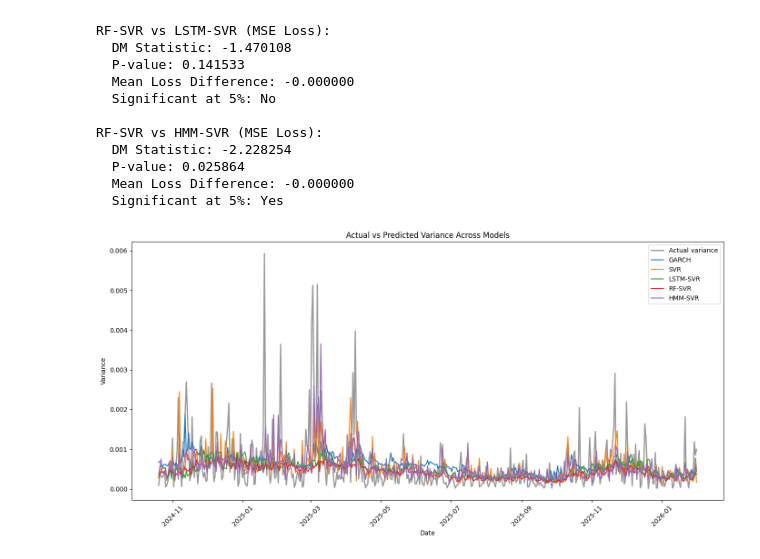
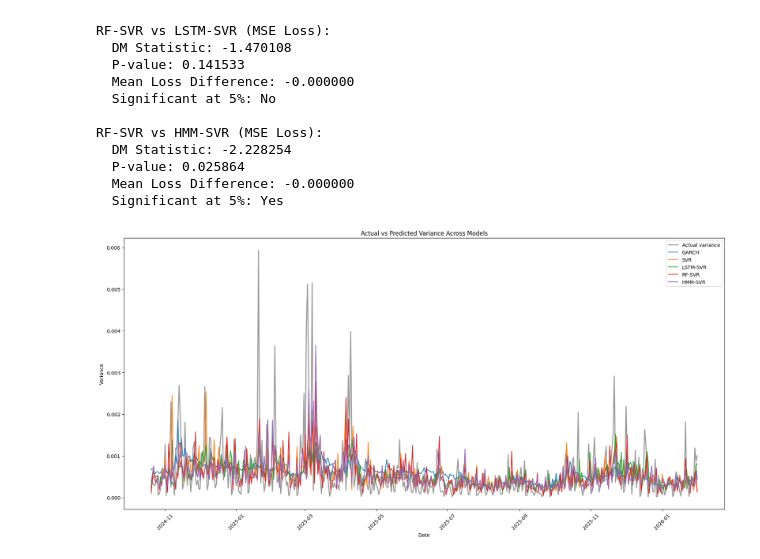
Before and after one commit to Therulow/DSE4211-GRP13, a Jupyter notebook: test_analysis.ipynb, the cells around one changed output. Cells and saved outputs as stored; diff of their text form; code cells hidden in the pictures.

Commit message:
Update actual vs predicted plot

```diff
--- a/test_analysis.ipynb
+++ b/test_analysis.ipynb
@@ -566,8 +566,8 @@ import matplotlib.pyplot as plt
 # -----------------------------
 test_garch = pd.read_csv("benchmark garch/garch.csv")
 test_svr = pd.read_csv("SVR/results/svr_test_results.csv")
-test_lstmsvr = pd.read_csv("lstm-regimeaware/results/lstm-svr1.csv")
-test_rfsvr = pd.read_csv("rf-regimeaware/results/test_rf_results.csv")
+test_lstmsvr = pd.read_csv("lstm-regimeaware/results/lstm-svr3.csv")
+test_rfsvr = pd.read_csv("rf-regimeaware/results/rf-svr3_results.csv")
 test_hmmsvr = pd.read_csv('2_step_hmm_model/results/hmm_svrl_revised_test_results.csv')
 
 # -----------------------------
@@ -615,32 +615,32 @@ plot_df = (
 )
 
 # -----------------------------
 # 6. Plot
 # -----------------------------
-plt.figure(figsize=(14, 7))
+plt.figure(figsize=(18, 9))
 plt.plot(
     plot_df["date"],
     plot_df["actual_var"],
     label="Actual variance",
     color="black",
     linewidth=2,
     alpha=0.4
 )
 
 # models (clear colors)
 plt.plot(plot_df["date"], plot_df["pred_garch"], label="GARCH")
 plt.plot(plot_df["date"], plot_df["pred_svr"], label="SVR")
 plt.plot(plot_df["date"], plot_df["pred_lstmsvr"], label="LSTM-SVR")
 plt.plot(plot_df["date"], plot_df["pred_rfsvr"], label="RF-SVR")
 plt.plot(plot_df["date"], plot_df["pred_hmmsvr"], label="HMM-SVR")
 
 plt.title("Actual vs Predicted Variance Across Models")
 plt.xlabel("Date")
 plt.ylabel("Variance")
 plt.legend()
 plt.xticks(rotation=45)
 
 plt.tight_layout()
 plt.show()
 # %% [output]
-[figure, old version]
+[figure, new version]
```
Also changed, not shown: parts of 9 cells of this notebook.
